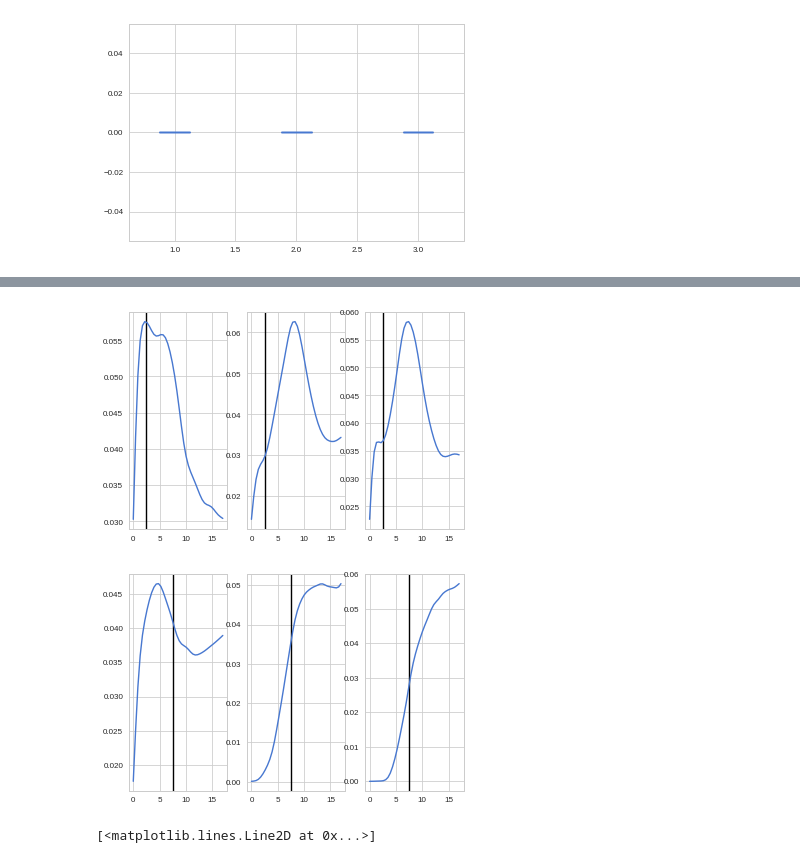
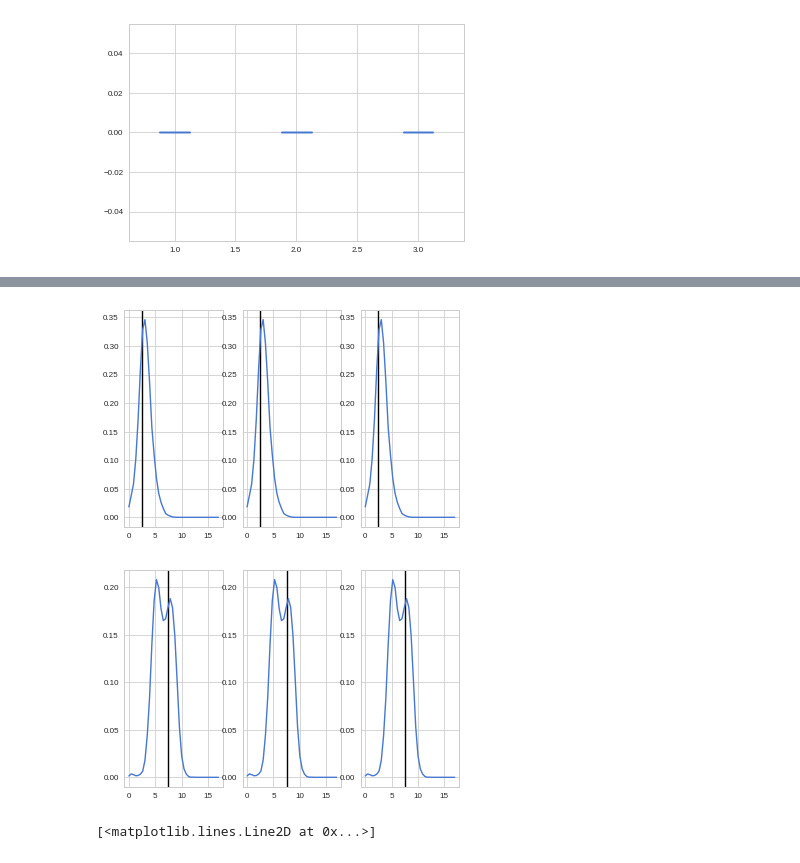
Before and after one commit to ctorney/abc-graph-nets, a Jupyter notebook: zonal_violins.ipynb, the cells around one changed output, grey strips where cells are left out. Cells and saved outputs as stored; diff of their text form; code cells hidden in the pictures.

```diff
--- a/zonal_violins.ipynb
+++ b/zonal_violins.ipynb
@@ -92,9 +88,9 @@ np.shape(data_instantiation)
 # %%
 #2D:
 
-num_reps = 7
+num_reps = 9
 params = 2
-mcmcsteps = 8000 #3000
+mcmcsteps = 2000 #####update this soon 8000 #3000
 di = 4
 
 samples = np.zeros((mcmcsteps,params,num_reps,di))
@@ -102,7 +98,7 @@ samples = np.zeros((mcmcsteps,params,num_reps,di))
 for data_rep in range(num_reps):
   for dis in range(di):
     #samples[:,:,data_rep,dis] = np.load('/content/abc-collective-movement/2d_violins/all_changing_lr_rep_' + str(data_rep) + '_DI_' + str(dis) + '.npy')
-    samples[:,:,data_rep,dis] = np.load('/content/abc-collective-movement/2d_single_ss/rep_' + str(data_rep) + '_DI_' + str(dis) + '.npy') #,allow_pickle=True)
+    samples[:,:,data_rep,dis] = np.load('../content/abc-graph-nets/inference_2d/2d_output/rep_' + str(data_rep) + '_DI_' + str(dis) + '.npy') #,allow_pickle=True)
 # %%
 np.shape(samples)
 # %% [output]
@@ -248,7 +244,7 @@ ax = plt.violinplot(zscores[:,0:3],showmeans=True,showmedians=False)
 
 num_reps = 5
 params = 2
-mcmcsteps = 8000 #3000
+mcmcsteps = 2000 ####8000 #3000
 di = 4
 
 samples_sss = np.zeros((mcmcsteps,params,num_reps,di))
@@ -272,9 +268,9 @@ for dis in range(di):
   for pp in range(params):
     data = data_instantiation[dis,pp]
     for dd in range(num_reps):
-      samples_sss[:,:,dd,dis] = np.load('/content/abc-collective-movement/2d_single_ss/SR_rep_' + str(dd) + '_DI_' + str(dis) + '.npy')
-      samples_mss[:,:,dd,dis] = np.load('/content/abc-collective-movement/2d_multi_ss/SR_rep_' + str(dd) + '_DI_' + str(dis) + '.npy')
-      samples_mrc[:,:,dd,dis] = np.load('/content/abc-collective-movement/2d_multi_rc/SR_rep_' + str(dd) + '_DI_' + str(dis) + '.npy')
+      samples_sss[:,:,dd,dis] = np.load('../content/abc-graph-nets/inference_2d/2d_output/rep_' + str(dd) + '_DI_' + str(dis) + '.npy')
+      samples_mss[:,:,dd,dis] = np.load('../content/abc-graph-nets/inference_2d/2d_output/rep_' + str(dd) + '_DI_' + str(dis) + '.npy')
+      samples_mrc[:,:,dd,dis] = np.load('../content/abc-graph-nets/inference_2d/2d_output/rep_' + str(dd) + '_DI_' + str(dis) + '.npy')
       #z-score:
       zscores_sss[pp,dd,dis] = np.abs(data - np.mean(samples_sss[:,pp,dd,dis])) #/np.std(samples_sss[:,pp,dd,dis])
       #print(zscores_sss)
@@ -338,38 +334,38 @@ Xgrid = np.meshgrid(xgrid)
 
 #for dis in range(3):
 dis =2
 for pp in range(2):
   data = data_instantiation[dis,pp]
   for dd in range(num_reps):
-    samples_sss[:,:,dd,dis] = np.load('/content/abc-collective-movement/2d_single_ss/rep_' + str(dd) + '_DI_' + str(dis) + '.npy')
-    samples_mss[:,:,dd,dis] = np.load('/content/abc-collective-movement/2d_multi_ss/rep_' + str(dd) + '_DI_' + str(dis) + '.npy')
-    samples_mrc[:,:,dd,dis] = np.load('/content/abc-collective-movement/2d_multi_rc/rep_' + str(dd) + '_DI_' + str(dis) + '.npy')
+    samples_sss[:,:,dd,dis] = np.load('../content/abc-graph-nets/inference_2d/2d_output/rep_' + str(dd) + '_DI_' + str(dis) + '.npy')
+    samples_mss[:,:,dd,dis] = np.load('../content/abc-graph-nets/inference_2d/2d_output/rep_' + str(dd) + '_DI_' + str(dis) + '.npy')
+    samples_mrc[:,:,dd,dis] = np.load('../content/abc-graph-nets/inference_2d/2d_output/rep_' + str(dd) + '_DI_' + str(dis) + '.npy')
 
   kde_sss = gaussian_kde(samples_sss[:,pp,:,dis].flatten())
   kde_mss = gaussian_kde(samples_mss[:,pp,:,dis].flatten())
   kde_mrc = gaussian_kde(samples_mrc[:,pp,:,dis].flatten())
   Z_sss = kde_sss.evaluate(Xgrid)
   Z_mss = kde_mss.evaluate(Xgrid)
   Z_mrc = kde_mrc.evaluate(Xgrid)
 
   fig, axs = plt.subplots(1,3)
   axs[0].axvline(data,c='k',markersize=10)
   axs[0].plot(np.array(Xgrid).flatten(),Z_sss)
   axs[1].axvline(data,c='k',markersize=10)
   axs[1].plot(np.array(Xgrid).flatten(),Z_mss)
   axs[2].axvline(data,c='k',markersize=10)
   axs[2].plot(np.array(Xgrid).flatten(),Z_mrc)
 plt.savefig('KDE_params1.png')
 
 
 
 
       # plt.xlabel('$l_{ali}$', fontsize=18)
       # plt.ylabel('Density', fontsize=18)
       # plt.savefig('kde_param0.png',bbox_inches = 'tight')
 # %% [output]
-[figure, old version]
+[figure, new version]
-[figure, old version]
+[figure, new version]
 # %%
 plt.plot(samples_sss[:,0,dd,dis])
 # %% [output]
```
Also changed, not shown: parts of 5 cells of this notebook.
